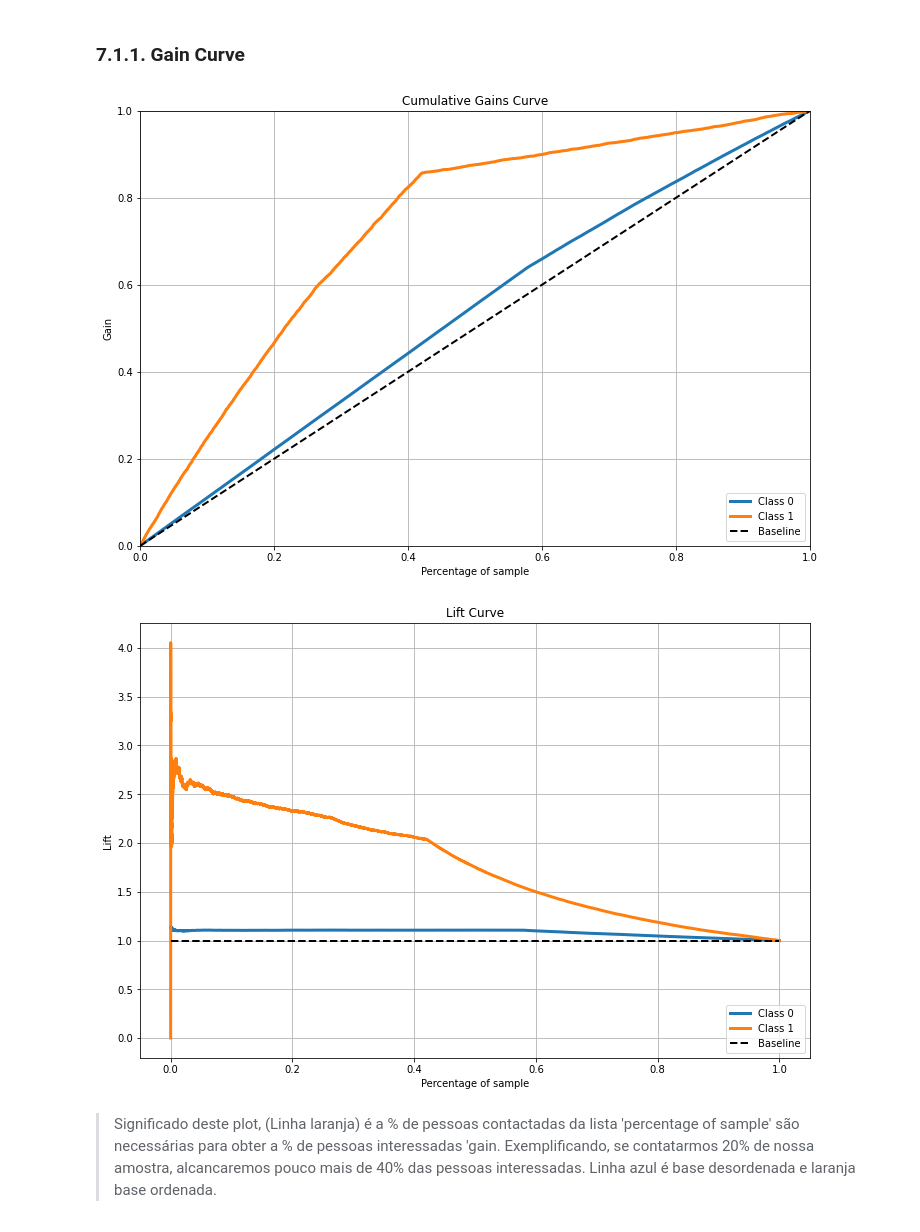
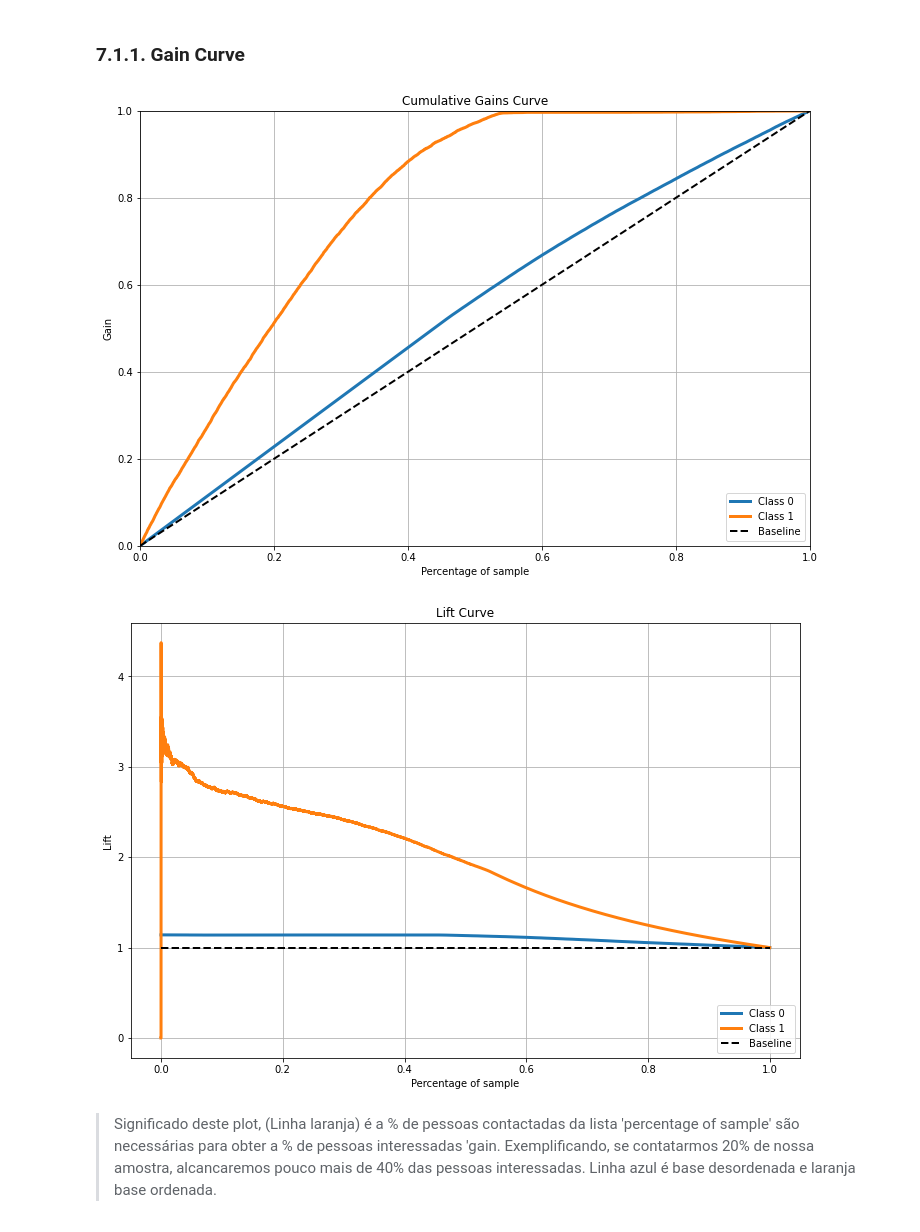
Before and after one commit to LucasAsilveira/PA04-Health-Insurance-Cross-Sell, a Jupyter notebook: Project_Health_Insurance.ipynb, the cells around one changed output. Saved outputs shown, nothing was run; the diff lists cells and outputs as text; code cells hidden in the pictures.

Commit message:
add comparation performance models

```diff
--- a/Project_Health_Insurance.ipynb
+++ b/Project_Health_Insurance.ipynb
@@ -595,22 +595,22 @@ df7['response'] = y_validation.copy()
 ### 7.1.1. Gain Curve
 # %%
 # model definition
-knn_model = ng.KNeighborsClassifier( n_neighbors = 7 )
+knn_model = ng.KNeighborsClassifier( n_neighbors =100 )
 
 # model training
 knn_model.fit( x_train, y_train )
 
 # model prediction - Poder de generalização do modelo.
 yhat_knn = knn_model.predict_proba( x_val )
 
 # Accumulative Gain - metrica de ordenação de lista, plot
 skplt.metrics.plot_cumulative_gain( y_val, yhat_knn).figure.set_size_inches(12, 8);
 
 #Scikitplot library is therre to help
 skplt.metrics.plot_lift_curve( y_val, yhat_knn ).figure.set_size_inches(12, 8);
 # %% [output]
-[figure, old version]
+[figure, new version]
-[figure, old version]
+[figure, new version]
 # %% [markdown]
 > Significado deste plot, (Linha laranja) é a % de pessoas contactadas da lista 'percentage of sample' são necessárias para obter a % de pessoas interessadas 'gain.  Exemplificando, se contatarmos 20% de nossa amostra, alcancaremos pouco mais de 40% das pessoas interessadas. Linha azul é base desordenada e laranja base ordenada.
 # %% [markdown]
```
Also changed, not shown: parts of 31 cells of this notebook.
